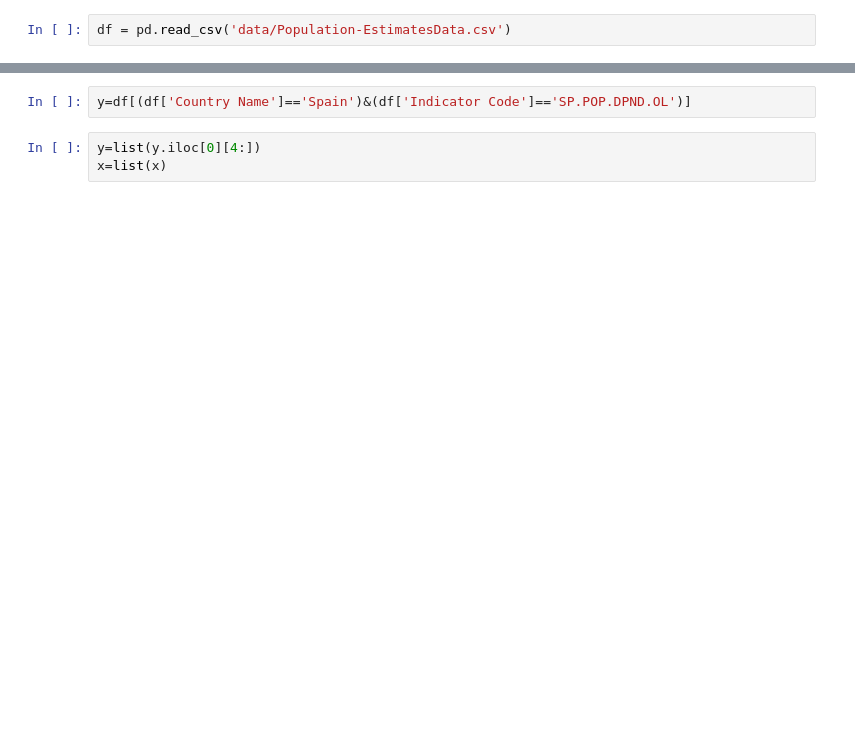
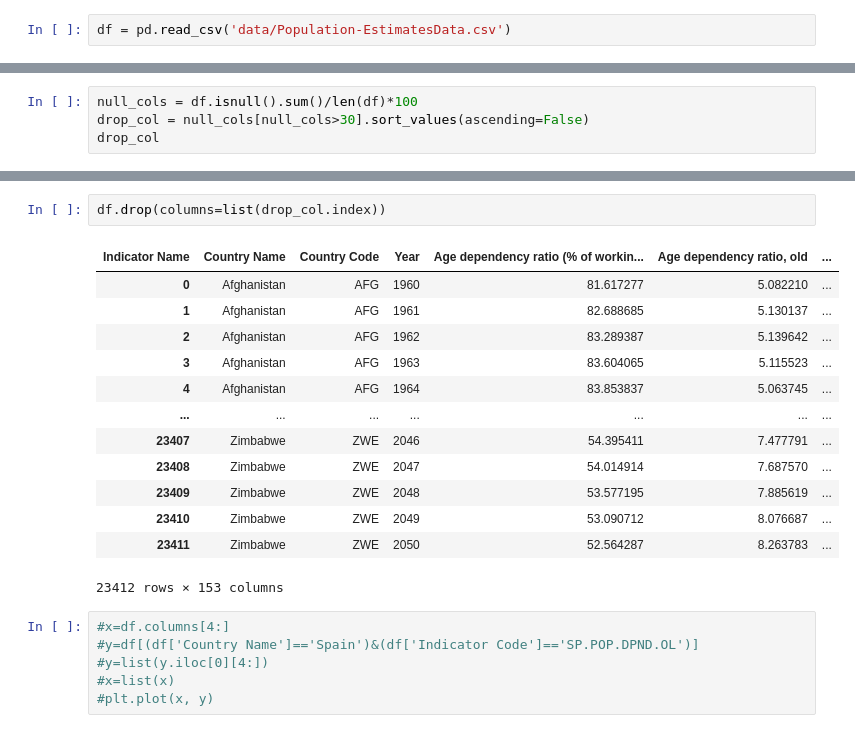
Before and after one commit to luisfarre/project-visualizing-real-world-data, a Jupyter notebook: Project_visualizing_population_data.ipynb, the cells around one changed output, grey strips where cells are left out. Cells and saved outputs as stored; diff of their text form; blank space fills up the shorter version.

```diff
--- a/Project_visualizing_population_data.ipynb
+++ b/Project_visualizing_population_data.ipynb
@@ -19,0 +63,4 @@ x=df.columns[4:]
+# %%
+null_cols = df.isnull().sum()/len(df)*100
+drop_col = null_cols[null_cols>30].sort_values(ascending=False)
+drop_col
@@ -20,5 +85,22 @@ x=df.columns[4:]
+# %%
+df.drop(columns=list(drop_col.index))
+# %% [output]
+| Indicator Name | Country Name | Country Code | Year | Age dependency ratio (% of workin... | Age dependency ratio, old | ... |
+| 0 | Afghanistan | AFG | 1960 | 81.617277 | 5.082210 | ... |
+| 1 | Afghanistan | AFG | 1961 | 82.688685 | 5.130137 | ... |
+| 2 | Afghanistan | AFG | 1962 | 83.289387 | 5.139642 | ... |
+| 3 | Afghanistan | AFG | 1963 | 83.604065 | 5.115523 | ... |
+| 4 | Afghanistan | AFG | 1964 | 83.853837 | 5.063745 | ... |
+| ... | ... | ... | ... | ... | ... | ... |
+| 23407 | Zimbabwe | ZWE | 2046 | 54.395411 | 7.477791 | ... |
+| 23408 | Zimbabwe | ZWE | 2047 | 54.014914 | 7.687570 | ... |
+| 23409 | Zimbabwe | ZWE | 2048 | 53.577195 | 7.885619 | ... |
+| 23410 | Zimbabwe | ZWE | 2049 | 53.090712 | 8.076687 | ... |
+| 23411 | Zimbabwe | ZWE | 2050 | 52.564287 | 8.263783 | ... |
+23412 rows × 153 columns
 # %%
-y=df[(df['Country Name']=='Spain')&(df['Indicator Code']=='SP.POP.DPND.OL')]
+#x=df.columns[4:]
+#y=df[(df['Country Name']=='Spain')&(df['Indicator Code']=='SP.POP.DPND.OL')]
+#y=list(y.iloc[0][4:])
+#x=list(x)
+#plt.plot(x, y)
-# %%
-y=list(y.iloc[0][4:])
-x=list(x)
```
Also changed, not shown: parts of 20 cells of this notebook.
